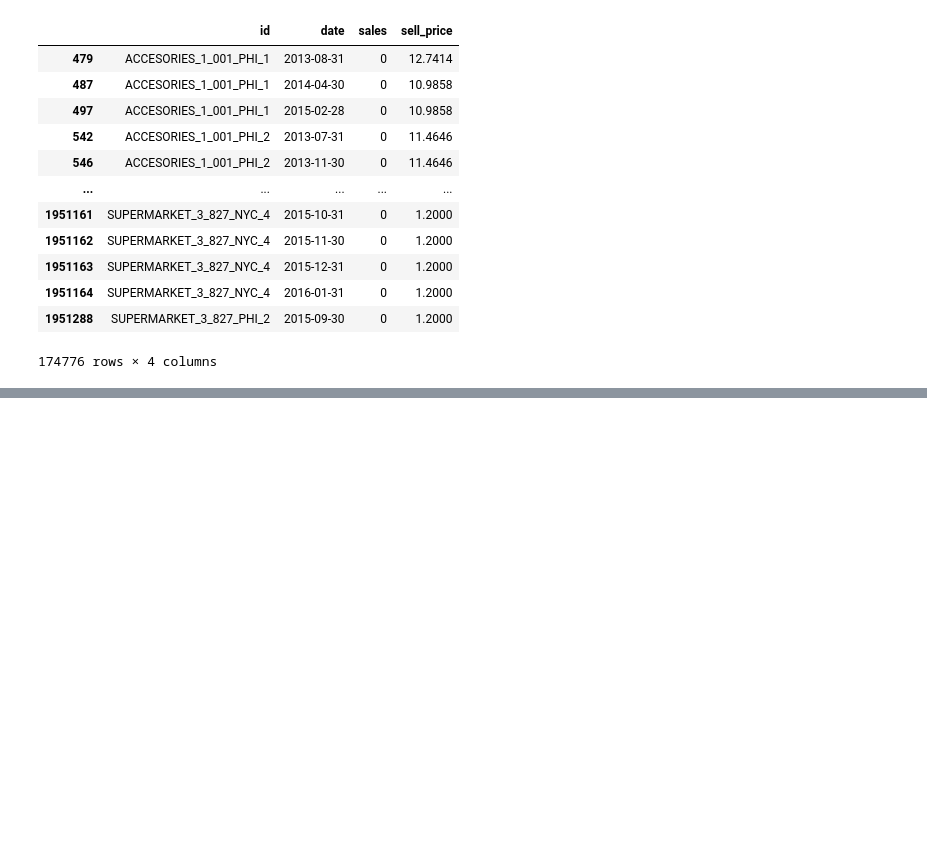
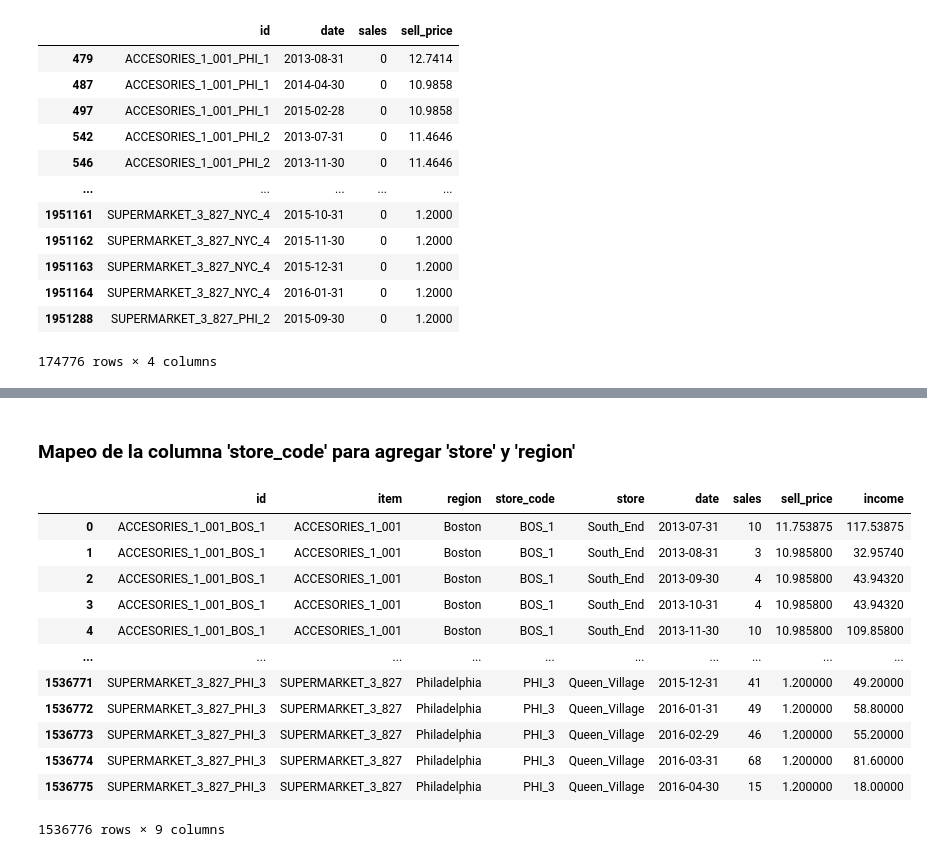
Before and after one commit to Unbiunio/DS-MARKET-TFM, a Jupyter notebook: main.ipynb, the cells around one changed output, grey strips where cells are left out. Saved outputs shown, nothing was run; the diff lists cells and outputs as text; code cells hidden in the pictures; blank space fills up the shorter version.

Commit message:
added region and store to df_market_clkean

```diff
--- a/main.ipynb
+++ b/main.ipynb
@@ -258,2 +294,30 @@ df_market_v2[df_market_v2["sales"]==0]
+# %% [markdown]
+### Mapeo de la columna 'store_code' para agregar 'store' y 'region'
+# %%
+
+df_clean['store'] = df_clean['store_code'].map(lambda x: store_dict[x]['store'])
+df_clean['region'] = df_clean['store_code'].map(lambda x: store_dict[x]['region'])
+# %%
+df_clean["income"]= df_clean["sales"]*df_clean["sell_price"]
+# %%
+new_order = ["id","item","region","store_code","store","date","sales","sell_price","income"]
+# %%
+df_clean = df_clean[new_order]
+# %%
+df_clean
+# %% [output]
+|  | id | item | region | store_code | store | date | sales | sell_price | income |
+| 0 | ACCESORIES_1_001_BOS_1 | ACCESORIES_1_001 | Boston | BOS_1 | South_End | 2013-07-31 | 10 | 11.753875 | 117.53875 |
+| 1 | ACCESORIES_1_001_BOS_1 | ACCESORIES_1_001 | Boston | BOS_1 | South_End | 2013-08-31 | 3 | 10.985800 | 32.95740 |
+| 2 | ACCESORIES_1_001_BOS_1 | ACCESORIES_1_001 | Boston | BOS_1 | South_End | 2013-09-30 | 4 | 10.985800 | 43.94320 |
+| 3 | ACCESORIES_1_001_BOS_1 | ACCESORIES_1_001 | Boston | BOS_1 | South_End | 2013-10-31 | 4 | 10.985800 | 43.94320 |
+| 4 | ACCESORIES_1_001_BOS_1 | ACCESORIES_1_001 | Boston | BOS_1 | South_End | 2013-11-30 | 10 | 10.985800 | 109.85800 |
+| ... | ... | ... | ... | ... | ... | ... | ... | ... | ... |
+| 1536771 | SUPERMARKET_3_827_PHI_3 | SUPERMARKET_3_827 | Philadelphia | PHI_3 | Queen_Village | 2015-12-31 | 41 | 1.200000 | 49.20000 |
+| 1536772 | SUPERMARKET_3_827_PHI_3 | SUPERMARKET_3_827 | Philadelphia | PHI_3 | Queen_Village | 2016-01-31 | 49 | 1.200000 | 58.80000 |
+| 1536773 | SUPERMARKET_3_827_PHI_3 | SUPERMARKET_3_827 | Philadelphia | PHI_3 | Queen_Village | 2016-02-29 | 46 | 1.200000 | 55.20000 |
+| 1536774 | SUPERMARKET_3_827_PHI_3 | SUPERMARKET_3_827 | Philadelphia | PHI_3 | Queen_Village | 2016-03-31 | 68 | 1.200000 | 81.60000 |
+| 1536775 | SUPERMARKET_3_827_PHI_3 | SUPERMARKET_3_827 | Philadelphia | PHI_3 | Queen_Village | 2016-04-30 | 15 | 1.200000 | 18.00000 |
+1536776 rows × 9 columns
 # %%
 file_name = "df_market_clean.csv"
```
Also changed, not shown: parts of 11 cells of this notebook.
